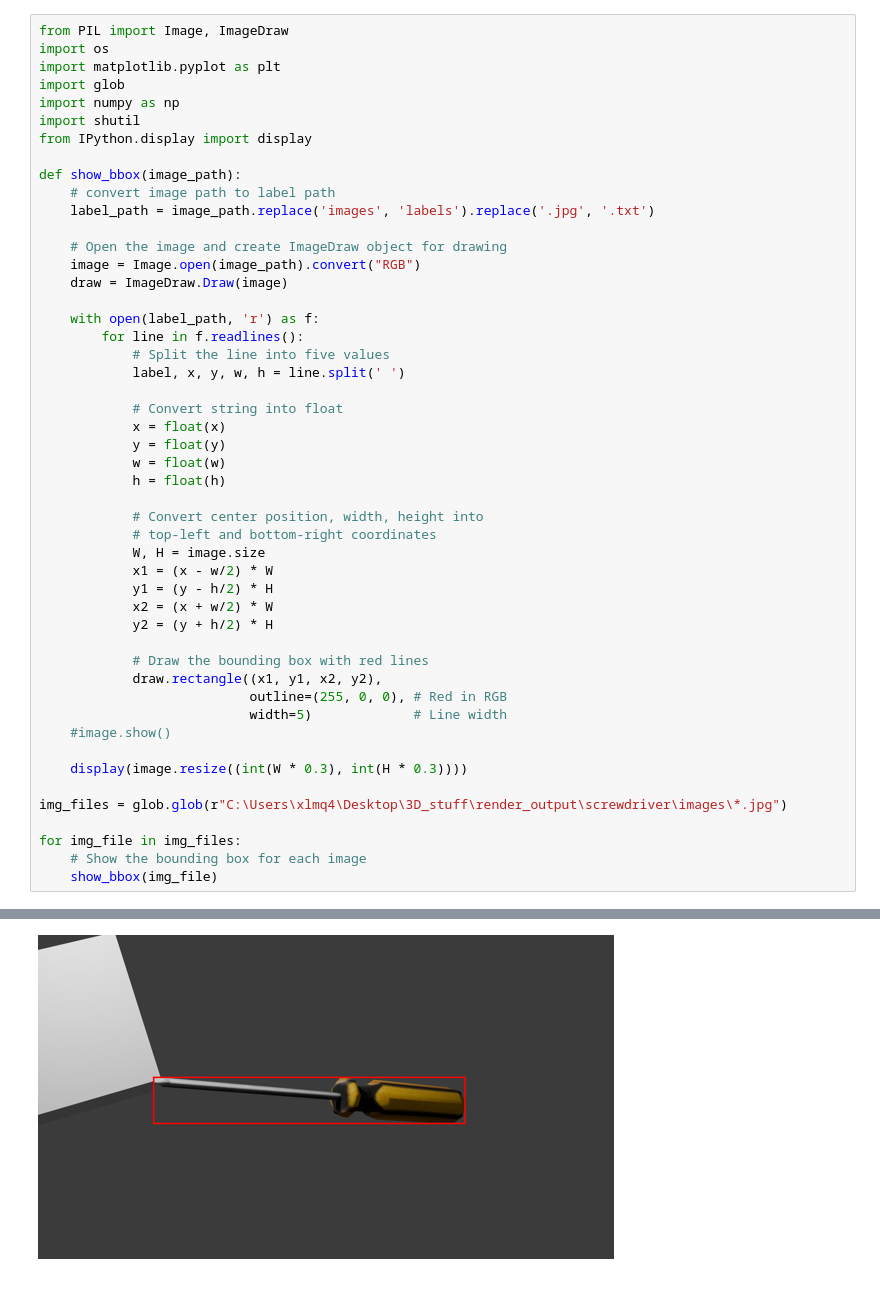
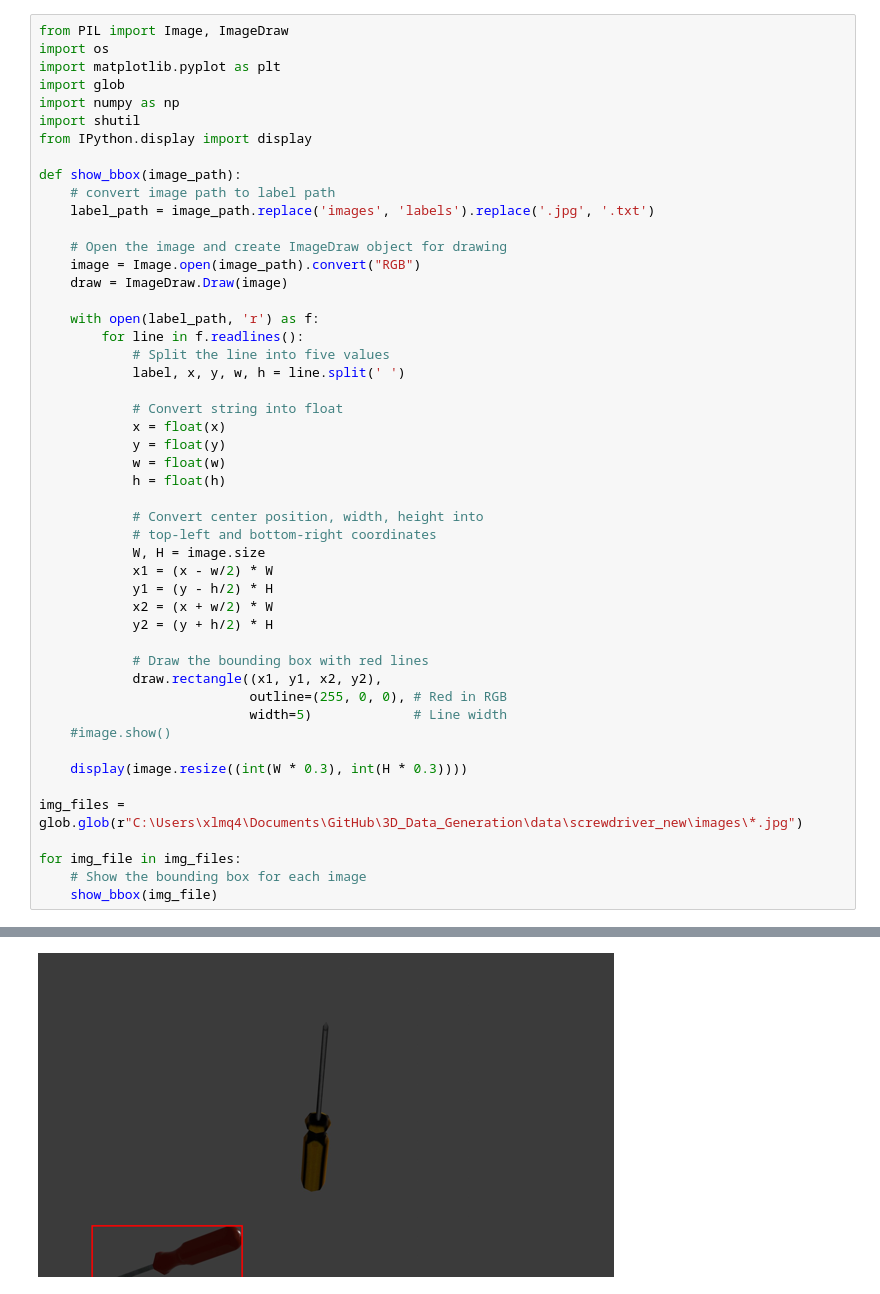
Before and after one commit to RIPS25-Analog/3D-Random-Placement, a Jupyter notebook: check_object_bounding_box.ipynb, the cells around one changed output, grey strips where cells are left out. Drawn from its saved outputs; the diff is of its cells as text.

```diff
--- a/check_object_bounding_box.ipynb
+++ b/check_object_bounding_box.ipynb
@@ -42,7 +42,7 @@ def show_bbox(image_path):
 
     display(image.resize((int(W * 0.3), int(H * 0.3))))
 
-img_files = glob.glob(r"C:\Users\xlmq4\Desktop\3D_stuff\render_output\screwdriver\images\*.jpg")
+img_files = glob.glob(r"C:\Users\xlmq4\Documents\GitHub\3D_Data_Generation\data\screwdriver_new\images\*.jpg")
 
 for img_file in img_files:
     # Show the bounding box for each image
@@ -56 +56 @@ for img_file in img_files:
-[figure, old version]
+[figure, new version]
```
Also changed, not shown: parts of 1 cell of this notebook, 3 other files.
